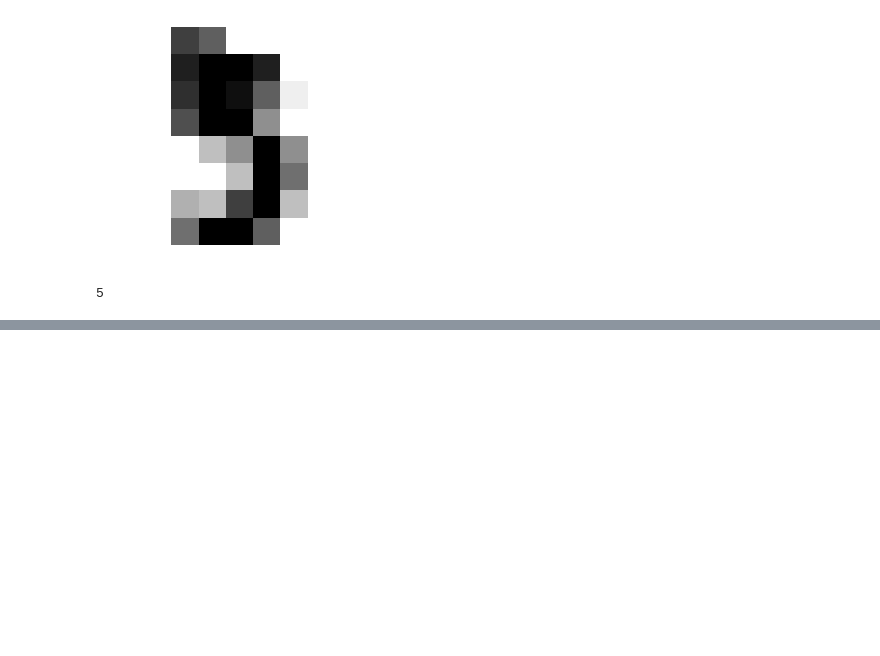
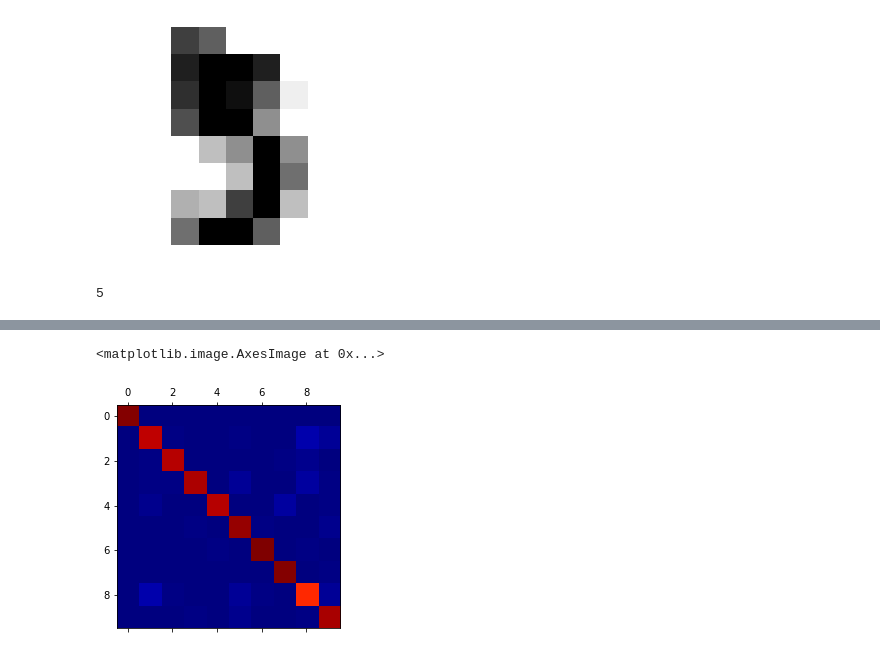
Before and after one commit to deeptirajput/testRepo, a Jupyter notebook: Chapter3.ipynb, the cells around one changed output, grey strips where cells are left out. Cells and saved outputs as stored; diff of their text form; code cells hidden in the pictures; blank space fills up the shorter version.

```diff
--- a/Chapter3.ipynb
+++ b/Chapter3.ipynb
@@ -163,0 +385,3 @@ ValueError: X has 8 features per sample; expecting 64
+# %%
+scaler = StandardScaler()
+X_train_scaler = scaler.fit_transform(X_train.astype(np.float64))
@@ -163,0 +392,4 @@ ValueError: X has 8 features per sample; expecting 64
+# %%
+y_train_pred = cross_val_predict(sgd_clf,X_train_scaler,y_train,cv=3)
+# %%
+conf_max = confusion_matrix(y_train,y_train_pred)
@@ -163,0 +409,7 @@ ValueError: X has 8 features per sample; expecting 64
+# %%
+from matplotlib import cm
+cmap = cm.get_cmap('jet')
+plt.matshow(conf_max,cmap=cmap)
+# %% [output]
+<matplotlib.image.AxesImage at 0x...>
+[figure, added]
```
Also changed, not shown: parts of 78 cells of this notebook.
